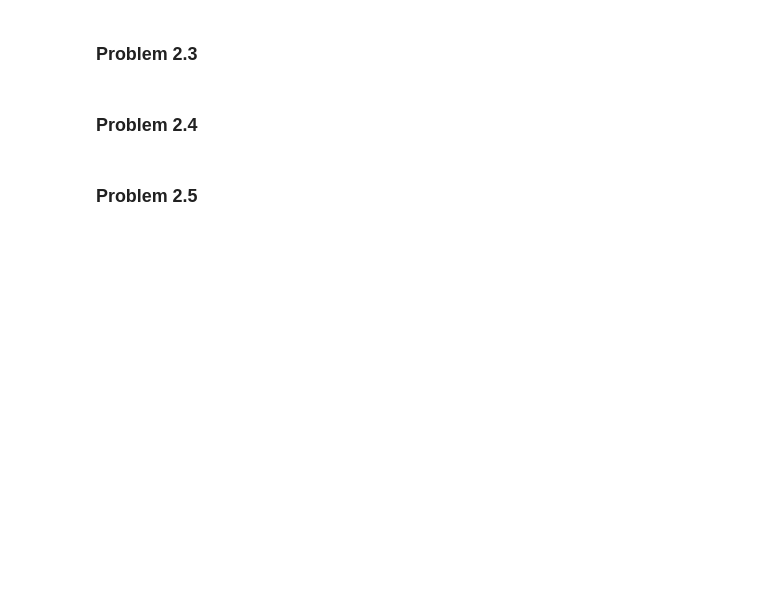
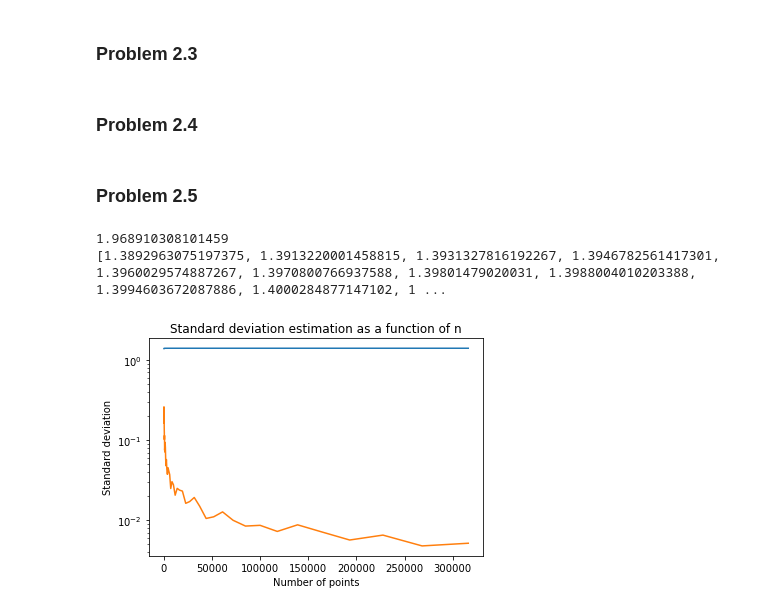
Before and after one commit to matteo8p/cs370, a Jupyter notebook: homework_0/homework00_caleb.ipynb, the cells around one changed output. Cells and saved outputs as stored; diff of their text form; code cells hidden in the pictures; blank space fills up the shorter version.

```diff
--- a/homework_0/homework00_caleb.ipynb
+++ b/homework_0/homework00_caleb.ipynb
@@ -249,3 +232,30 @@ calculate_area(logspace, 30, 0, 3, 0, 2, -26)
 ### Problem 2.4
 # %% [markdown]
 ### Problem 2.5
+# %%
+mean = calculate_summary(logspace, 30, 0, 3, 0, 2, -26)[0]
+sd = calculate_summary(logspace, 30, 0, 3, 0, 2, -26)[1]
+logspace = np.logspace(2, 5.5, 50, dtype=int)
+
+print(mean[-1])
+
+sd_theo = []
+for n in logspace:
+    sd_theo.append(np.sqrt(n*(mean[-1]/n)*(1-(mean[-1]/n))))
+
+print(sd_theo)
+
+def plot_log(x, y_theoretical, y_empirical):
+    plt.figure()
+    plt.semilogy(x, y_theoretical)
+    plt.semilogy(x, y_empirical)
+    plt.xlabel("Number of points")
+    plt.ylabel("Standard deviation")
+    plt.title("Standard deviation estimation as a function of n")
+    # plot legend
+
+plot_log(logspace, sd_theo, sd)
+# %% [output]
+1.968910308101459
+[1.3892963075197375, 1.3913220001458815, 1.3931327816192267, 1.3946782561417301, 1.3960029574887267, 1.3970800766937588, 1.39801479020031, 1.3988004010203388, 1.3994603672087886, 1.4000284877147102, 1 ...
+[figure, added]
```
Also changed, not shown: parts of 1 cell of this notebook, 1 other file.
